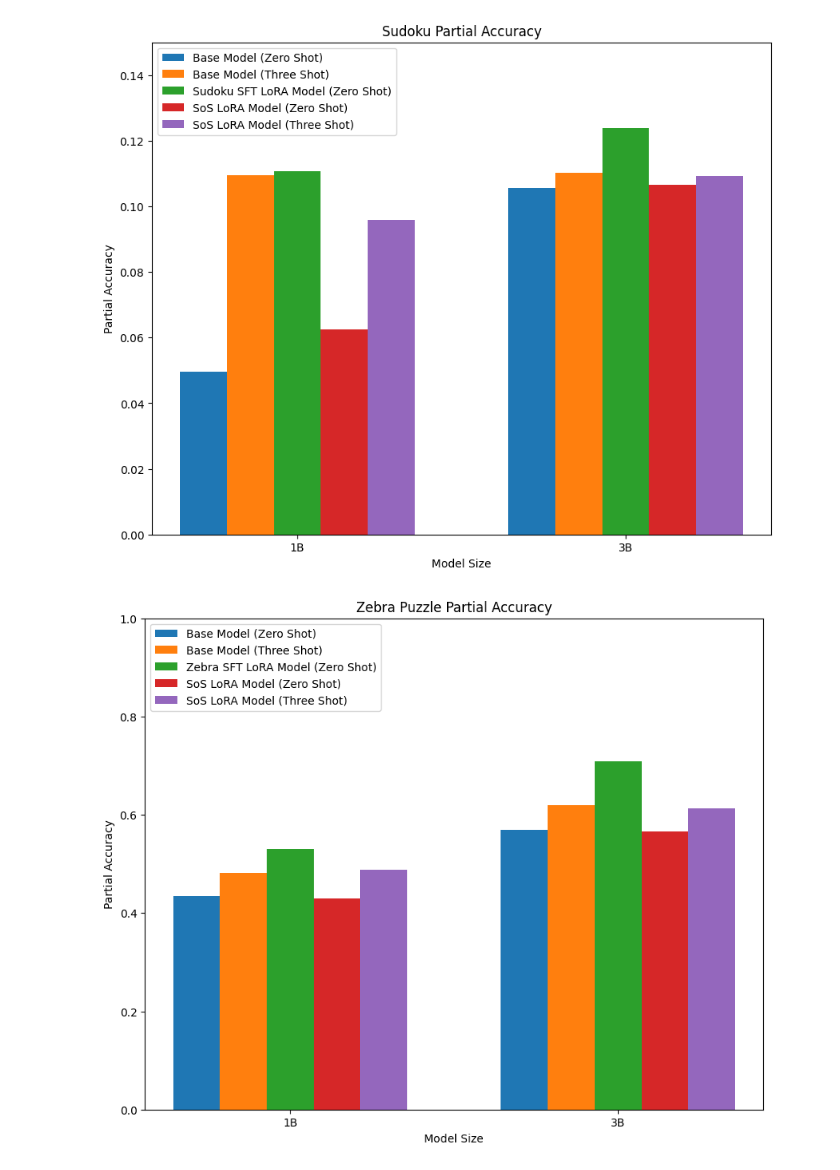
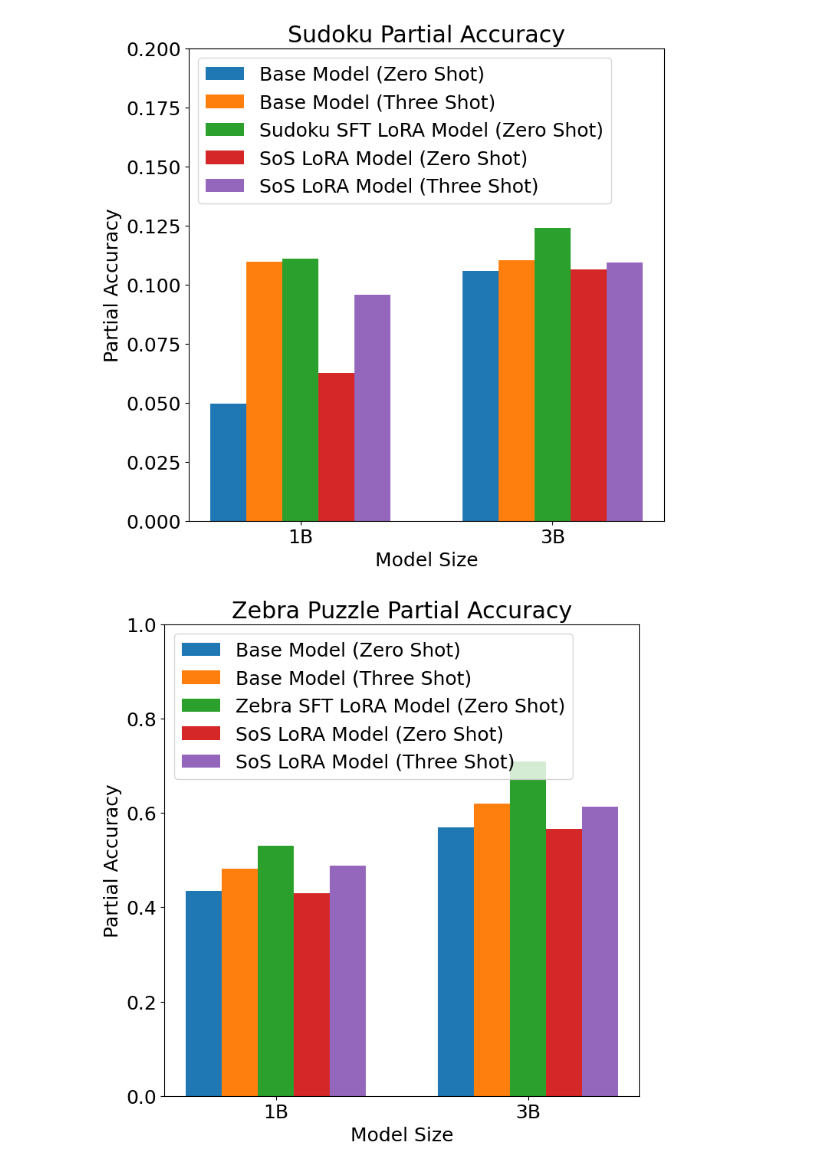
Before and after one commit to Cormac-C/llm-reasoning-decomp, a Jupyter notebook: notebooks/results_graphics.ipynb, the cells around one changed output. Saved outputs shown, nothing was run; the diff lists cells and outputs as text; code cells hidden in the pictures.

Commit message:
Increase plot font size across the board

```diff
--- a/notebooks/results_graphics.ipynb
+++ b/notebooks/results_graphics.ipynb
@@ -6,6 +6,8 @@ api = wandb.Api()
 
 ENTITY = "cormaccureton-mcgill-university"
 PROJECT = "Decomp"
+# %%
+plt.rcParams.update({'font.size': 18})
 # %%
 sudoku_run_ids = {
     '1B_base_zero_shot': '8hn31j2b',
@@ -43,36 +45,36 @@ grouped_accuracies = {
 
 
 fig, ax = plt.subplots()
 bar_width = 0.1
 # make the plot larger
-fig.set_size_inches(10, 8)
+fig.set_size_inches(8, 8)
 
 # Plot grouped bar chart
 labels = ['1B', '3B']
 offset = bar_width * (len(grouped_accuracies) - 1) / 2
 x = [1.5, 2.2]
 
 # Plot bars for each group
 for i, (group, accuracies) in enumerate(grouped_accuracies.items()):
     # print(group)
     # print(accuracies)
     ax.bar(x=[xi + i * bar_width for xi in x], height=accuracies.values(), width=0.1, label=group)
 
 
 # Add labels and title
 ax.set_xlabel('Model Size')
 ax.set_ylabel('Partial Accuracy')
 ax.set_title('Sudoku Partial Accuracy')
 ax.set_xticks([xi + offset for xi in x])
 ax.set_xticklabels(labels)
 ax.legend(loc='upper left')
-ax.set_ybound(0, 0.15)
+ax.set_ybound(0, 0.2)
 
 
 
 plt.show()
 # %% [output]
-[figure, old version]
+[figure, new version]
 # %%
 zebra_run_ids = {
     '1B_base_zero_shot': 'fbdn4pew',
@@ -111,7 +113,7 @@ grouped_accuracies = {
 fig, ax = plt.subplots()
 bar_width = 0.1
 # make the plot larger
-fig.set_size_inches(10, 8)
+fig.set_size_inches(8, 8)
 
 # Plot grouped bar chart
 labels = ['1B', '3B']
@@ -137,7 +139,7 @@ ax.legend(loc='upper left')
 
 plt.show()
 # %% [output]
-[figure, old version]
+[figure, new version]
 # %%
 acc_key = 'eval/strict_accuracy'
 
```
Also changed, not shown: parts of 1 cell of this notebook.
